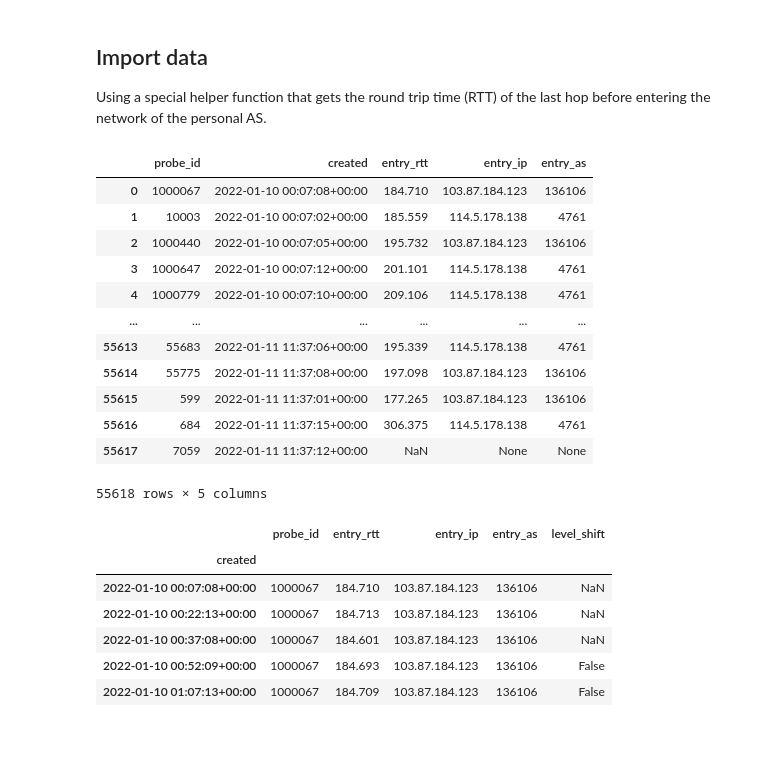
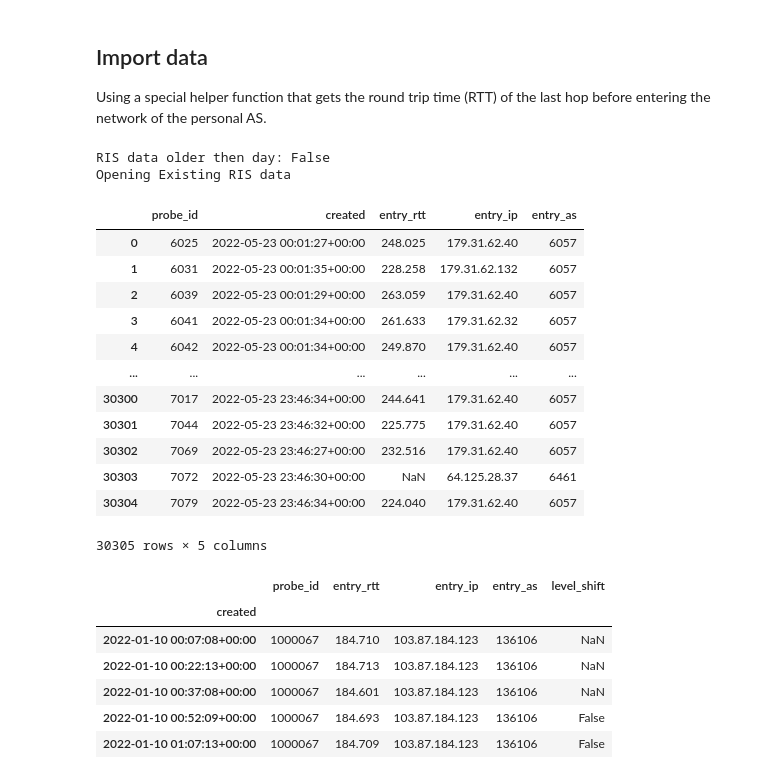
Before and after one commit to Wolframfriele/ripe-alerts-AI, a Jupyter notebook: traceroute_anomaly_detection_comparison.ipynb, the cells around one changed output. Drawn from its saved outputs; the diff is of its cells as text; code cells hidden in the pictures; blank space fills up the shorter version.

```diff
--- a/traceroute_anomaly_detection_comparison.ipynb
+++ b/traceroute_anomaly_detection_comparison.ipynb
@@ -31,26 +28,28 @@ The autoreload extension is already loaded. To reload it, use:
 
 Using a special helper function that gets the round trip time (RTT) of the last hop before entering the network of the personal AS.
 # %%
-path_to_dataset = 'measurement_data/traceroute-34761880.json'
+path_to_dataset = 'measurement_data/RIPE-Atlas-measurement-1603550.json'
 # path_to_dataset = 'measurement_data/small_traceroute_1.json'
 
 traceroute_import = EntryASMonitor()
 df = traceroute_import.read_dataset(path_to_dataset)
 df
 # %% [output]
+RIS data older then day: False
+Opening Existing RIS data
 |  | probe_id | created | entry_rtt | entry_ip | entry_as |
-| 0 | 1000067 | 2022-01-10 00:07:08+00:00 | 184.710 | 103.87.184.123 | 136106 |
-| 1 | 10003 | 2022-01-10 00:07:02+00:00 | 185.559 | 114.5.178.138 | 4761 |
-| 2 | 1000440 | 2022-01-10 00:07:05+00:00 | 195.732 | 103.87.184.123 | 136106 |
-| 3 | 1000647 | 2022-01-10 00:07:12+00:00 | 201.101 | 114.5.178.138 | 4761 |
-| 4 | 1000779 | 2022-01-10 00:07:10+00:00 | 209.106 | 114.5.178.138 | 4761 |
+| 0 | 6025 | 2022-05-23 00:01:27+00:00 | 248.025 | 179.31.62.40 | 6057 |
+| 1 | 6031 | 2022-05-23 00:01:35+00:00 | 228.258 | 179.31.62.132 | 6057 |
+| 2 | 6039 | 2022-05-23 00:01:29+00:00 | 263.059 | 179.31.62.40 | 6057 |
+| 3 | 6041 | 2022-05-23 00:01:34+00:00 | 261.633 | 179.31.62.32 | 6057 |
+| 4 | 6042 | 2022-05-23 00:01:34+00:00 | 249.870 | 179.31.62.40 | 6057 |
 | ... | ... | ... | ... | ... | ... |
-| 55613 | 55683 | 2022-01-11 11:37:06+00:00 | 195.339 | 114.5.178.138 | 4761 |
-| 55614 | 55775 | 2022-01-11 11:37:08+00:00 | 197.098 | 103.87.184.123 | 136106 |
-| 55615 | 599 | 2022-01-11 11:37:01+00:00 | 177.265 | 103.87.184.123 | 136106 |
-| 55616 | 684 | 2022-01-11 11:37:15+00:00 | 306.375 | 114.5.178.138 | 4761 |
-| 55617 | 7059 | 2022-01-11 11:37:12+00:00 | NaN | None | None |
+| 30300 | 7017 | 2022-05-23 23:46:34+00:00 | 244.641 | 179.31.62.40 | 6057 |
+| 30301 | 7044 | 2022-05-23 23:46:32+00:00 | 225.775 | 179.31.62.40 | 6057 |
+| 30302 | 7069 | 2022-05-23 23:46:27+00:00 | 232.516 | 179.31.62.40 | 6057 |
+| 30303 | 7072 | 2022-05-23 23:46:30+00:00 | NaN | 64.125.28.37 | 6461 |
+| 30304 | 7079 | 2022-05-23 23:46:34+00:00 | 224.040 | 179.31.62.40 | 6057 |
-55618 rows × 5 columns
+30305 rows × 5 columns
 # %%
 anomalies = traceroute_import.analyze(df)
 anomalies
```
Also changed, not shown: parts of 1 cell of this notebook, 4 other files.
